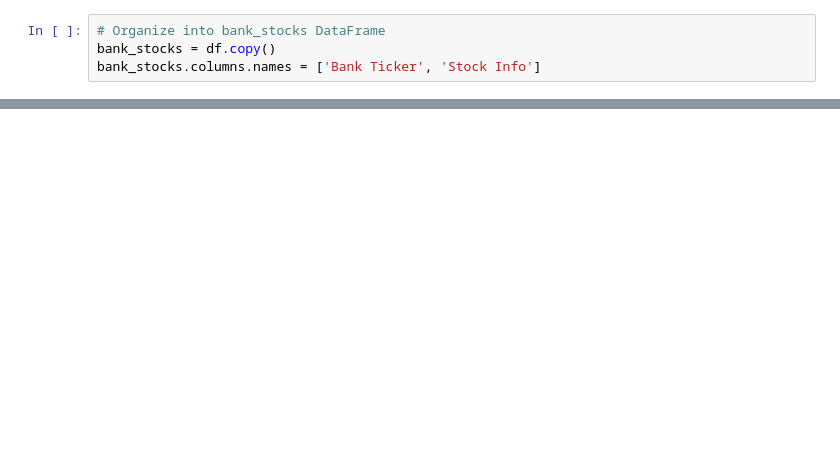
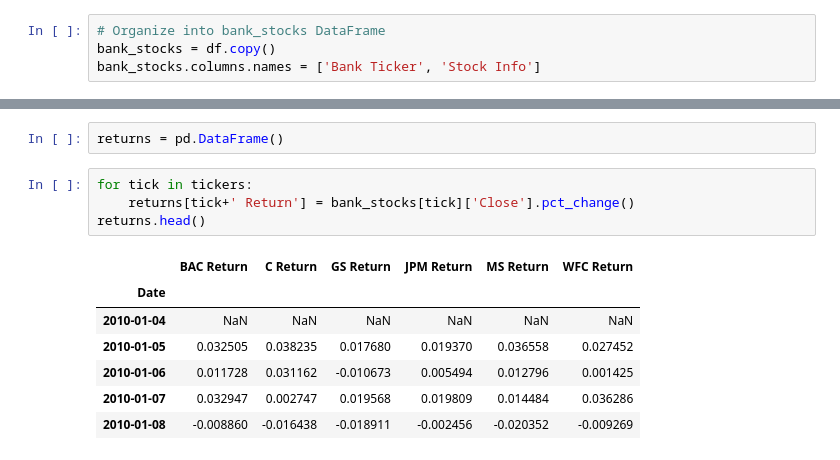
Before and after one commit to Ayushjain1610/Finance-Project, a Jupyter notebook: Finance Project.ipynb, the cells around one changed output, grey strips where cells are left out. Drawn from its saved outputs; the diff is of its cells as text; blank space fills up the shorter version.

```diff
--- a/Finance Project.ipynb
+++ b/Finance Project.ipynb
@@ -22,0 +58,14 @@ bank_stocks.head()
+# %%
+returns = pd.DataFrame()
+# %%
+for tick in tickers:
+    returns[tick+' Return'] = bank_stocks[tick]['Close'].pct_change()
+returns.head()
+# %% [output]
+|  | BAC Return | C Return | GS Return | JPM Return | MS Return | WFC Return |
+| Date |  |  |  |  |  |  |
+| 2010-01-04 | NaN | NaN | NaN | NaN | NaN | NaN |
+| 2010-01-05 | 0.032505 | 0.038235 | 0.017680 | 0.019370 | 0.036558 | 0.027452 |
+| 2010-01-06 | 0.011728 | 0.031162 | -0.010673 | 0.005494 | 0.012796 | 0.001425 |
+| 2010-01-07 | 0.032947 | 0.002747 | 0.019568 | 0.019809 | 0.014484 | 0.036286 |
+| 2010-01-08 | -0.008860 | -0.016438 | -0.018911 | -0.002456 | -0.020352 | -0.009269 |
```
Also changed, not shown: parts of 12 cells of this notebook.
